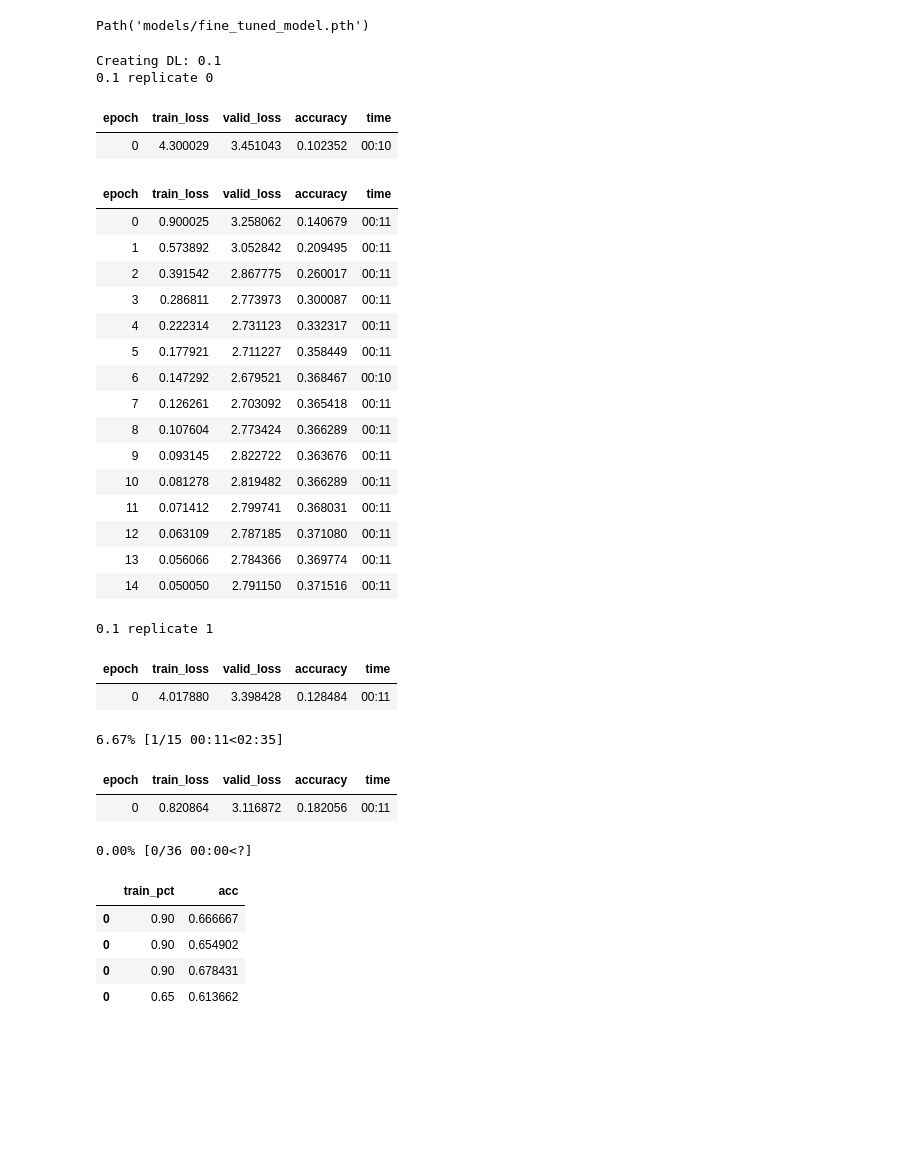
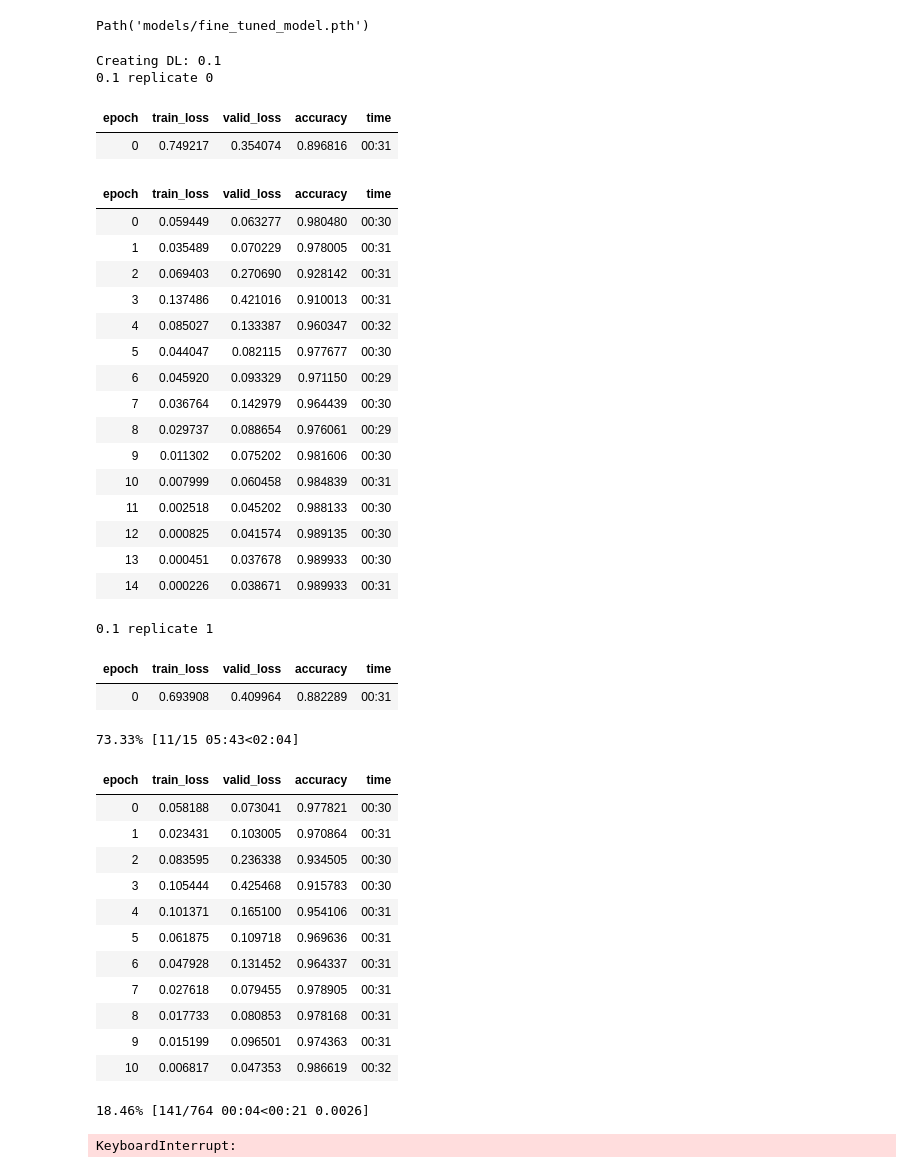
Before and after one commit to Dalton-Gray/plant-inspector, a Jupyter notebook: prototype.ipynb, the cells around one changed output. Saved outputs shown, nothing was run; the diff lists cells and outputs as text; code cells hidden in the pictures; blank space fills up the shorter version.

Commit message:
trained on fieldplant, stratified dataloader

```diff
--- a/prototype.ipynb
+++ b/prototype.ipynb
@@ -38,7 +45,6 @@ results_table = pd.DataFrame(columns=['train_pct', 'acc'])
 for train_pct in train_pcts:
     print(f'Creating DL: {train_pct}')
     dls = create_dls(train_pct)
-    create_dls(train_pct)
     for replicate in range(replicates): # repeat training and average results for increased accuracy
         print(f'{train_pct} replicate {replicate}')
         # fine tune model
@@ -185,7 +191,6 @@ results_table = pd.DataFrame(columns=['train_pct', 'acc'])
 for train_pct in train_pcts:
     print(f'Creating DL: {train_pct}')
     dls = create_dls(train_pct)
-    create_dls(train_pct)
     for replicate in range(replicates): # repeat training and average results for increased accuracy
         print(f'{train_pct} replicate {replicate}')
         # fine tune model
@@ -288,46 +293,56 @@ Path('models/fine_tuned_model.pth')
 # %%
 train_pcts = [0.1, 0.25, 0.5, 0.65]
 replicates = 3
 field_plant_results_table = pd.DataFrame(columns=['train_pct', 'acc'])
 for train_pct in train_pcts:
     print(f'Creating DL: {train_pct}')
-    dls = create_dls(train_pct)
-    create_dls(train_pct)
+    dls = create_dls(train_pct, 'plantvillage-dataset/color')
     for replicate in range(replicates): # repeat training and average results for increased accuracy
         print(f'{train_pct} replicate {replicate}')
         # fine tune model
         model = timm.create_model('efficientnet_b0', pretrained=True, num_classes=dls.c)
         learn = Learner(dls, model, metrics=accuracy)
         learn.fine_tune(epochs=15)
         val_acc = learn.recorder.values[-1][2]
         row = pd.DataFrame({'train_pct': train_pct, 'acc': val_acc}, index=[0])
         field_plant_results_table = pd.concat([field_plant_results_table, row])
 # %% [output]
 Creating DL: 0.1
 0.1 replicate 0
 | epoch | train_loss | valid_loss | accuracy | time |
-| 0 | 4.300029 | 3.451043 | 0.102352 | 00:10 |
+| 0 | 0.749217 | 0.354074 | 0.896816 | 00:31 |
 | epoch | train_loss | valid_loss | accuracy | time |
-| 0 | 0.900025 | 3.258062 | 0.140679 | 00:11 |
-| 1 | 0.573892 | 3.052842 | 0.209495 | 00:11 |
-| 2 | 0.391542 | 2.867775 | 0.260017 | 00:11 |
-| 3 | 0.286811 | 2.773973 | 0.300087 | 00:11 |
-| 4 | 0.222314 | 2.731123 | 0.332317 | 00:11 |
-| 5 | 0.177921 | 2.711227 | 0.358449 | 00:11 |
-| 6 | 0.147292 | 2.679521 | 0.368467 | 00:10 |
-| 7 | 0.126261 | 2.703092 | 0.365418 | 00:11 |
-| 8 | 0.107604 | 2.773424 | 0.366289 | 00:11 |
-| 9 | 0.093145 | 2.822722 | 0.363676 | 00:11 |
-| 10 | 0.081278 | 2.819482 | 0.366289 | 00:11 |
-| 11 | 0.071412 | 2.799741 | 0.368031 | 00:11 |
-| 12 | 0.063109 | 2.787185 | 0.371080 | 00:11 |
-| 13 | 0.056066 | 2.784366 | 0.369774 | 00:11 |
-| 14 | 0.050050 | 2.791150 | 0.371516 | 00:11 |
+| 0 | 0.059449 | 0.063277 | 0.980480 | 00:30 |
+| 1 | 0.035489 | 0.070229 | 0.978005 | 00:31 |
+| 2 | 0.069403 | 0.270690 | 0.928142 | 00:31 |
+| 3 | 0.137486 | 0.421016 | 0.910013 | 00:31 |
+| 4 | 0.085027 | 0.133387 | 0.960347 | 00:32 |
+| 5 | 0.044047 | 0.082115 | 0.977677 | 00:30 |
+| 6 | 0.045920 | 0.093329 | 0.971150 | 00:29 |
+| 7 | 0.036764 | 0.142979 | 0.964439 | 00:30 |
+| 8 | 0.029737 | 0.088654 | 0.976061 | 00:29 |
+| 9 | 0.011302 | 0.075202 | 0.981606 | 00:30 |
+| 10 | 0.007999 | 0.060458 | 0.984839 | 00:31 |
+| 11 | 0.002518 | 0.045202 | 0.988133 | 00:30 |
+| 12 | 0.000825 | 0.041574 | 0.989135 | 00:30 |
+| 13 | 0.000451 | 0.037678 | 0.989933 | 00:30 |
+| 14 | 0.000226 | 0.038671 | 0.989933 | 00:31 |
 0.1 replicate 1
 | epoch | train_loss | valid_loss | accuracy | time |
-| 0 | 4.017880 | 3.398428 | 0.128484 | 00:11 |
+| 0 | 0.693908 | 0.409964 | 0.882289 | 00:31 |
-6.67% [1/15 00:11<02:35]
+73.33% [11/15 05:43<02:04]
 | epoch | train_loss | valid_loss | accuracy | time |
-| 0 | 0.820864 | 3.116872 | 0.182056 | 00:11 |
+| 0 | 0.058188 | 0.073041 | 0.977821 | 00:30 |
+| 1 | 0.023431 | 0.103005 | 0.970864 | 00:31 |
+| 2 | 0.083595 | 0.236338 | 0.934505 | 00:30 |
+| 3 | 0.105444 | 0.425468 | 0.915783 | 00:30 |
+| 4 | 0.101371 | 0.165100 | 0.954106 | 00:31 |
+| 5 | 0.061875 | 0.109718 | 0.969636 | 00:31 |
+| 6 | 0.047928 | 0.131452 | 0.964337 | 00:31 |
+| 7 | 0.027618 | 0.079455 | 0.978905 | 00:31 |
+| 8 | 0.017733 | 0.080853 | 0.978168 | 00:31 |
+| 9 | 0.015199 | 0.096501 | 0.974363 | 00:31 |
+| 10 | 0.006817 | 0.047353 | 0.986619 | 00:32 |
-0.00% [0/36 00:00<?]
+18.46% [141/764 00:04<00:21 0.0026]
+KeyboardInterrupt:
 # %%
@@ -335,8 +349,0 @@ polynomial = dataset_forecast(field_plant_results_table)
-# %%
-field_plant_results_table
-# %% [output]
-|  | train_pct | acc |
-| 0 | 0.90 | 0.666667 |
-| 0 | 0.90 | 0.654902 |
-| 0 | 0.90 | 0.678431 |
-| 0 | 0.65 | 0.613662 |
```
Also changed, not shown: parts of 13 cells of this notebook, 1 other file.
